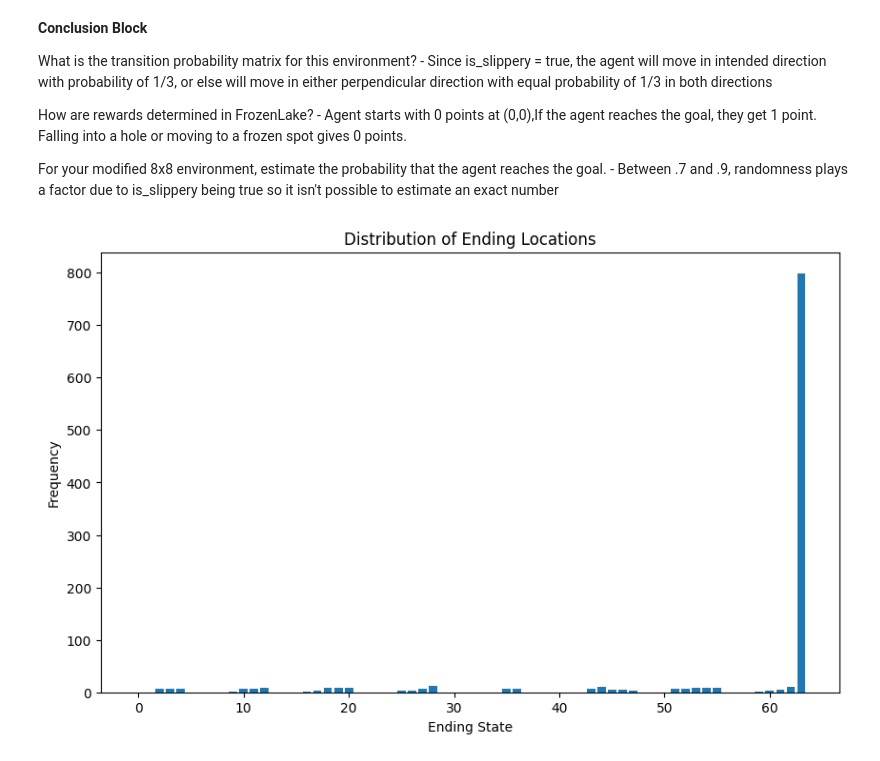
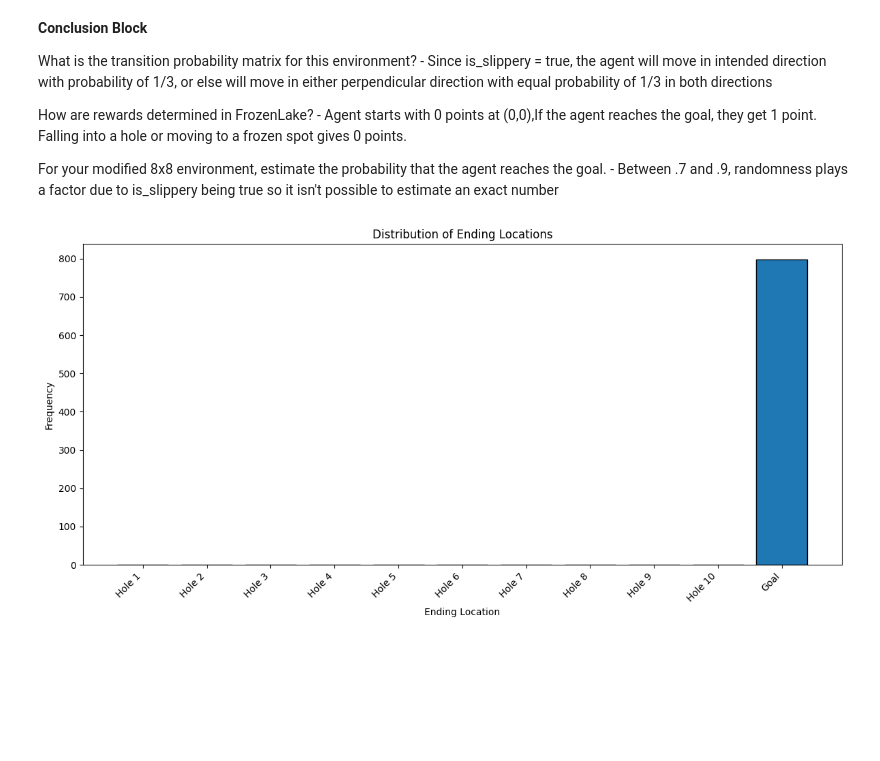
Before and after one commit to nicktho16/CS420Assignments, a Jupyter notebook: FrozenLakeProject.ipynb, the cells around one changed output. Drawn from its saved outputs; the diff is of its cells as text; code cells hidden in the pictures; blank space fills up the shorter version.

```diff
--- a/FrozenLakeProject.ipynb
+++ b/FrozenLakeProject.ipynb
@@ -171,25 +171,57 @@ How are rewards determined in FrozenLake? - Agent starts with 0 points at (0,0),
 
 For your modified 8x8 environment, estimate the probability that the agent reaches the goal. - Between .7 and .9, randomness plays a factor due to is_slippery being true so it isn't possible to estimate an exact number
 # %%
+import matplotlib.pyplot as plt
+import numpy as np
+
 def run_experiment_with_histogram(policy, env, num_episodes=1000):
     end_locations = []
     for _ in range(num_episodes):
         obs = env.reset()
         done = False
         while not done:
             action = policy[obs]
             obs, reward, terminated, truncated, _ = env.step(action)
             done = terminated or truncated
         end_locations.append(obs)
 
+    # Create a list to store ending locations for histogram
+    histogram_data = []
+
+    # Map states to categories (Hole or Goal) with Hole differentiation
+    state_categories = {}
+    hole_numbers = []
+    goal_state = None
+
+    for state in range(env.observation_space.n):
+        tile_type = env.unwrapped.desc.flatten()[state].decode("utf-8")
+        if tile_type == 'H':
+            hole_numbers.append(state)
+        elif tile_type == 'G':
+            goal_state = state
+
+    state_categories = {state: i + 1 for i, state in enumerate(hole_numbers)}
+    if goal_state is not None:
+        state_categories[goal_state] = len(hole_numbers) + 1
+
+    for location in end_locations:
+        histogram_data.append(state_categories.get(location, -1))
+
     # Plotting the histogram
-    plt.figure(figsize=(10, 6))
-    plt.hist(end_locations, bins=range(env.observation_space.n + 1), align='left', rwidth=0.8)
-    plt.xlabel("Ending State")
+    plt.figure(figsize=(12, 6))
+    bins = np.arange(0.5, len(hole_numbers) + 2.5, 1)
+    plt.hist(histogram_data, bins=bins, align='mid', rwidth=0.8, edgecolor="black")
+    plt.xlabel("Ending Location")
     plt.ylabel("Frequency")
     plt.title("Distribution of Ending Locations")
+
+    tick_positions = np.arange(1, len(hole_numbers) + 2, 1)
+    tick_labels = [f'Hole {i+1}' for i in range(len(hole_numbers))] + ['Goal']
+    plt.xticks(tick_positions, tick_labels, rotation=45, ha='right')
+
+    plt.tight_layout()
     plt.show()
 
 run_experiment_with_histogram(policy, env, num_episodes=1000)
 # %% [output]
-[figure, old version]
+[figure, new version]
```
Also changed, not shown: parts of 1 cell of this notebook.
